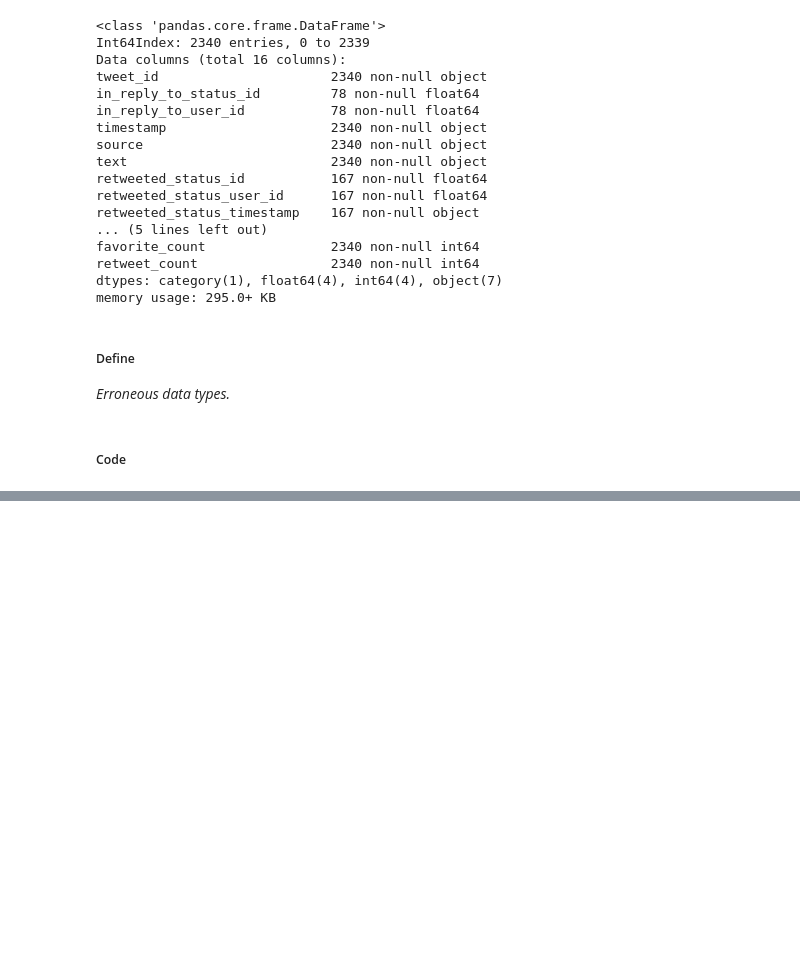
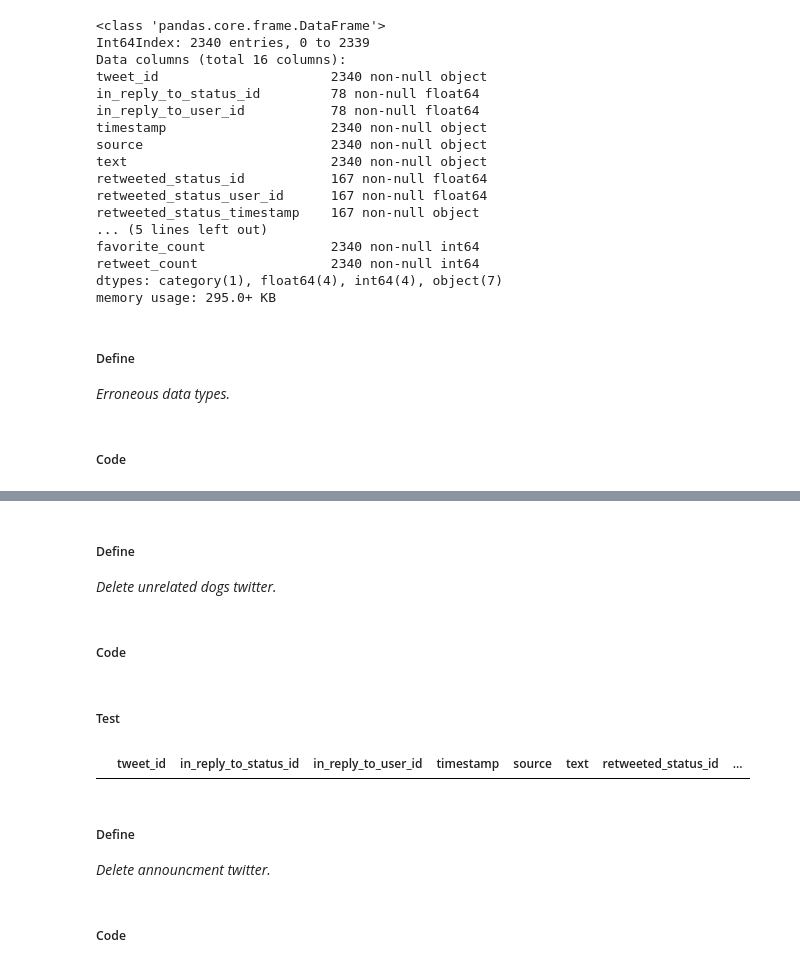
Before and after one commit to SalmaAbass/WeRateDogs-Twitter-wrangle-project, a Jupyter notebook: WeRateDogs Twitter Analysis.ipynb, the cells around one changed output, grey strips where cells are left out. Saved outputs shown, nothing was run; the diff lists cells and outputs as text; code cells hidden in the pictures; blank space fills up the shorter version.

```diff
--- a/WeRateDogs Twitter Analysis.ipynb
+++ b/WeRateDogs Twitter Analysis.ipynb
@@ -270,3 +270,10 @@ This is Darrel. He just robbed a 7/11 and is in a high speed police chase. Was j
 I'm aware that I could've said 20/16, but here at WeRateDogs we are very professional. An inconsistent rating scale is simply irresponsible
 IT'S PUPPERGEDDON. Total of 144/120 ...I think https://t.co/ZanVtAtvIq
 Here we have an entire platoon of puppers. Total score: 88/80 would pet all at once https://t.co/y93p6FLvVw
+# %%
+#Find ids for announcemen tweets
+index=[342,1663]
+unwanted_tweet = []
+for i in index:
+    unwanted_tweet.append(twitter_archeive.iloc[i,:]['tweet_id'])
+unwanted_tweet
@@ -650,0 +699,20 @@ memory usage: 295.0+ KB
+# %% [markdown]
+##### Define
+*Delete unrelated dogs twitter.*
+# %% [markdown]
+##### Code
+# %%
+deleted_tweet=['869988702071779329','859196978902773760','855459453768019968','666411507551481857']
+for i in deleted_tweet:
+    twitter_archeive_copy=twitter_archeive_copy[twitter_archeive_copy.tweet_id != i]
+# %% [markdown]
+##### Test
+# %%
+twitter_archeive_copy[twitter_archeive_copy.name=='quite']
+# %% [output]
+|  | tweet_id | in_reply_to_status_id | in_reply_to_user_id | timestamp | source | text | retweeted_status_id | ... |
+# %% [markdown]
+##### Define
+*Delete announcment twitter.*
+# %% [markdown]
+##### Code
```
Also changed, not shown: parts of 28 cells of this notebook.
